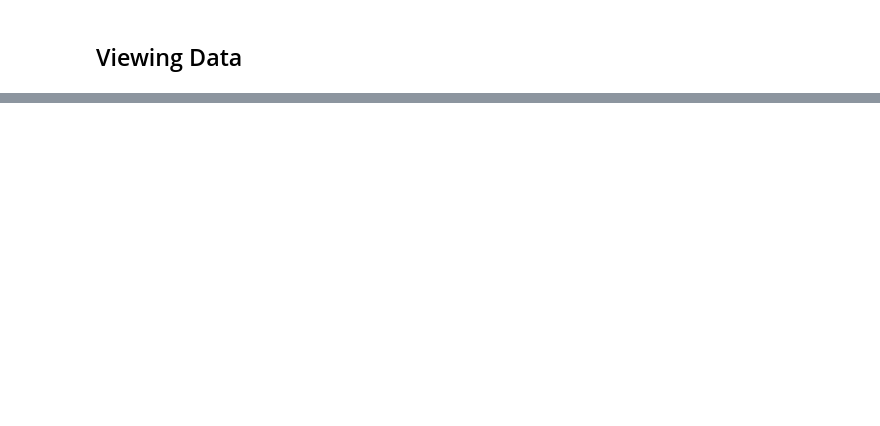
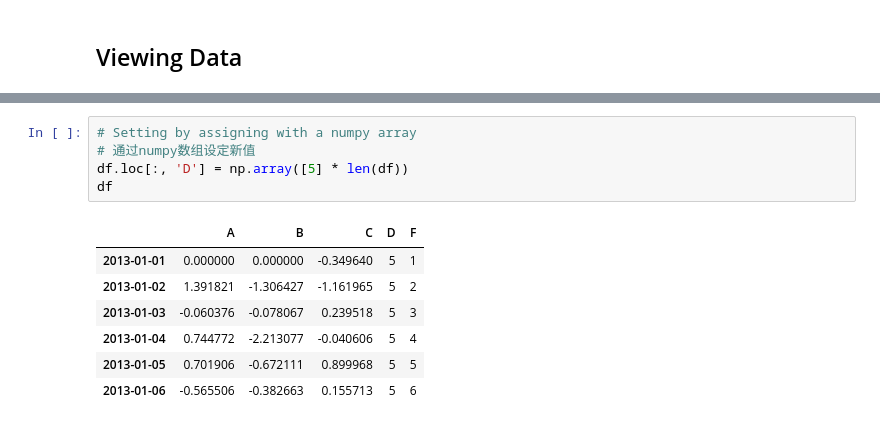
Before and after one commit to edenwzg/code, a Jupyter notebook: jupyter/10_minute_to_pandas.ipynb, the cells around one changed output, grey strips where cells are left out. Drawn from its saved outputs; the diff is of its cells as text; blank space fills up the shorter version.

```diff
--- a/jupyter/10_minute_to_pandas.ipynb
+++ b/jupyter/10_minute_to_pandas.ipynb
@@ -165,0 +406,13 @@ df.sort_values(by='B')
+# %%
+# Setting by assigning with a numpy array
+# 通过numpy数组设定新值
+df.loc[:, 'D'] = np.array([5] * len(df))
+df
+# %% [output]
+|  | A | B | C | D | F |
+| 2013-01-01 | 0.000000 | 0.000000 | -0.349640 | 5 | 1 |
+| 2013-01-02 | 1.391821 | -1.306427 | -1.161965 | 5 | 2 |
+| 2013-01-03 | -0.060376 | -0.078067 | 0.239518 | 5 | 3 |
+| 2013-01-04 | 0.744772 | -2.213077 | -0.040606 | 5 | 4 |
+| 2013-01-05 | 0.701906 | -0.672111 | 0.899968 | 5 | 5 |
+| 2013-01-06 | -0.565506 | -0.382663 | 0.155713 | 5 | 6 |
```
Also changed, not shown: parts of 70 cells of this notebook.
